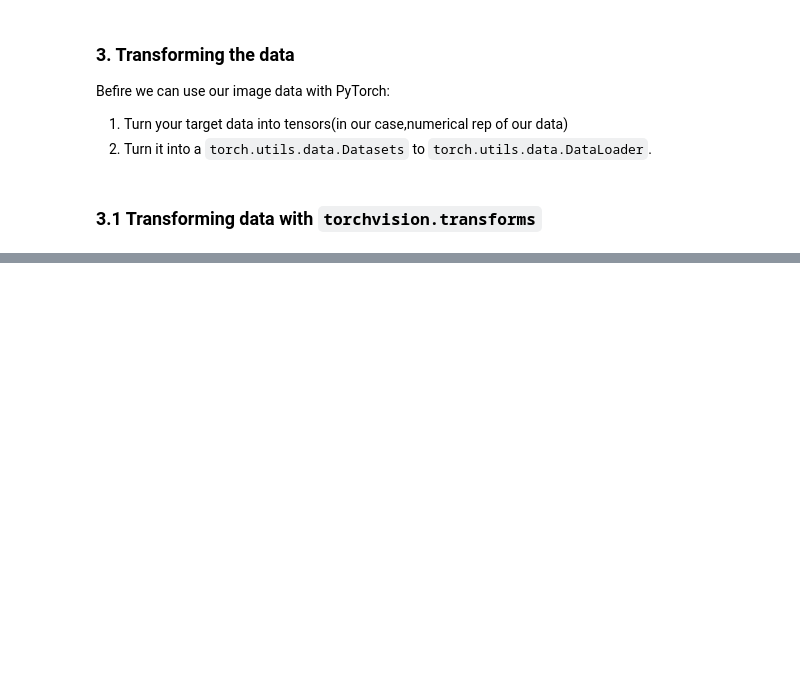
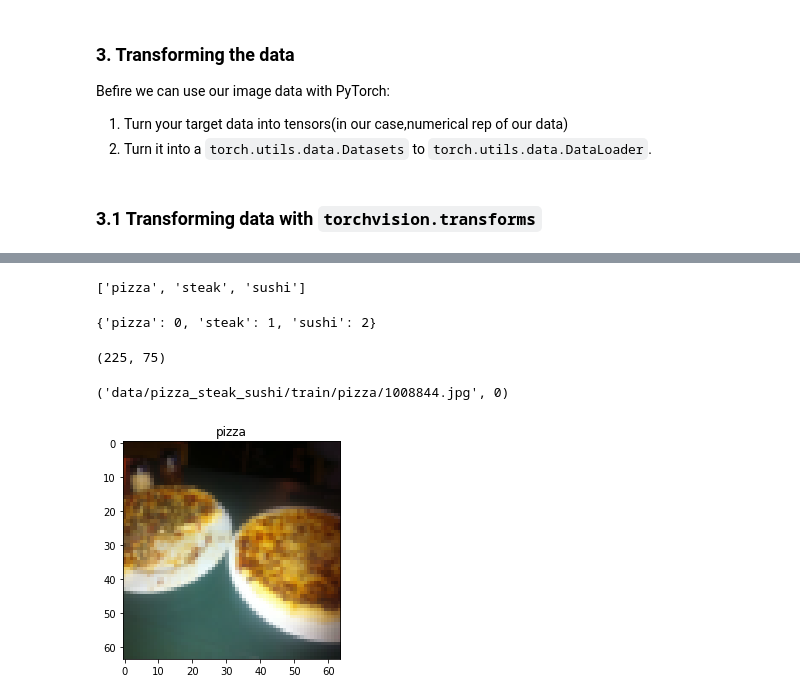
Before and after one commit to MananShukla7/Pytorch-CV, a Jupyter notebook: 05_Custom_Datasets_Pytorch.ipynb, the cells around one changed output, grey strips where cells are left out. Drawn from its saved outputs; the diff is of its cells as text; code cells hidden in the pictures; blank space fills up the shorter version.

Commit message:
Completed till DataLoader

```diff
--- a/05_Custom_Datasets_Pytorch.ipynb
+++ b/05_Custom_Datasets_Pytorch.ipynb
@@ -255,0 +257,11 @@ f
+# %%
+#Use imagefolder to create dataset(s)
+
+from torchvision import datasets
+
+train_data=datasets.ImageFolder(root=train_dir,
+                                transform=data_transform, # a transform for the data
+                                target_transform=None)
+
+test_data=datasets.ImageFolder(root=test_dir,
+                               transform=data_transform)
@@ -255,0 +288,21 @@ f
+# %%
+#Get class names as list
+class_names=train_data.classes
+class_names
+# %% [output]
+['pizza', 'steak', 'sushi']
+# %%
+class_dict=train_data.class_to_idx
+class_dict
+# %% [output]
+{'pizza': 0, 'steak': 1, 'sushi': 2}
+# %%
+#check the length of our data
+
+len(train_data),len(test_data)
+# %% [output]
+(225, 75)
+# %%
+train_data.samples[0]
+# %% [output]
+('data/pizza_steak_sushi/train/pizza/1008844.jpg', 0)
@@ -255,0 +312,7 @@ f
+# %%
+img,label=train_data[0][0],train_data[0][1]
+# %%
+plt.imshow(train_data[0][0].permute(1,2,0))
+plt.title(class_names[label[train_data[0][1]]]);
+# %% [output]
+[figure, added]
```
Also changed, not shown: parts of 17 cells of this notebook.
